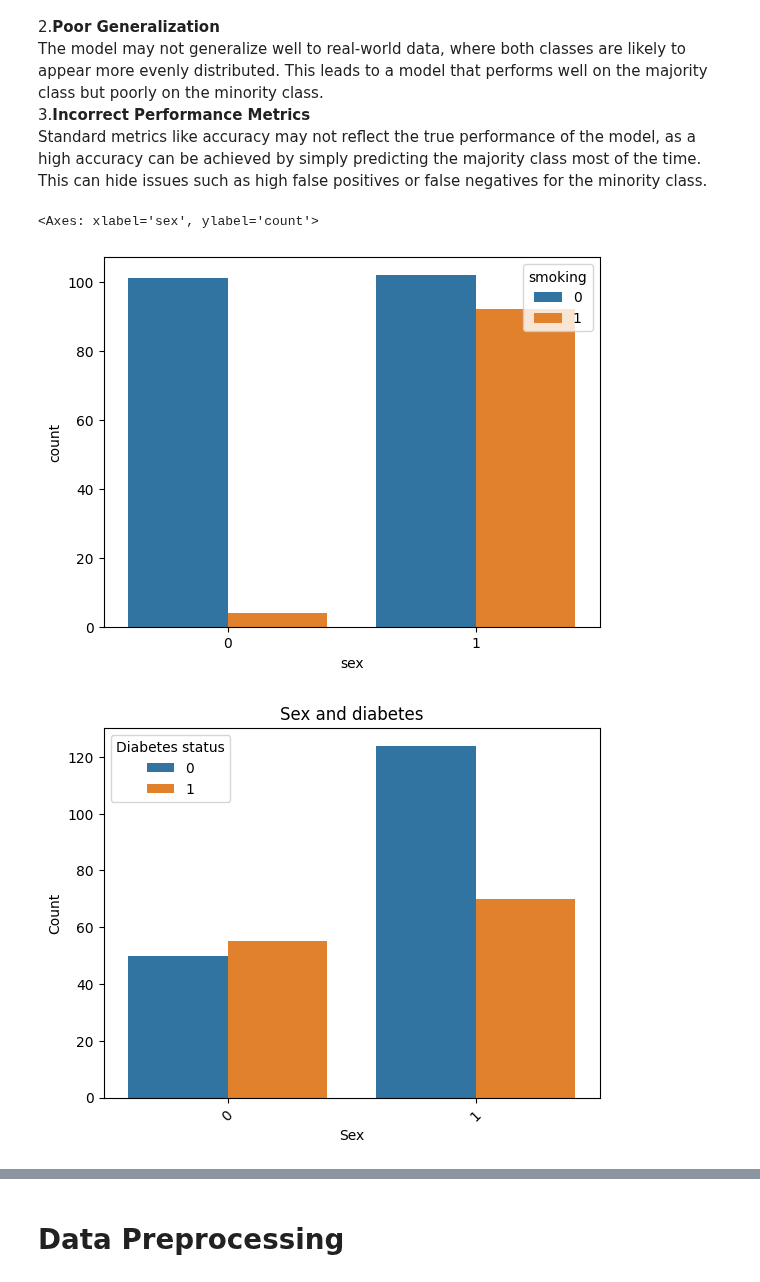
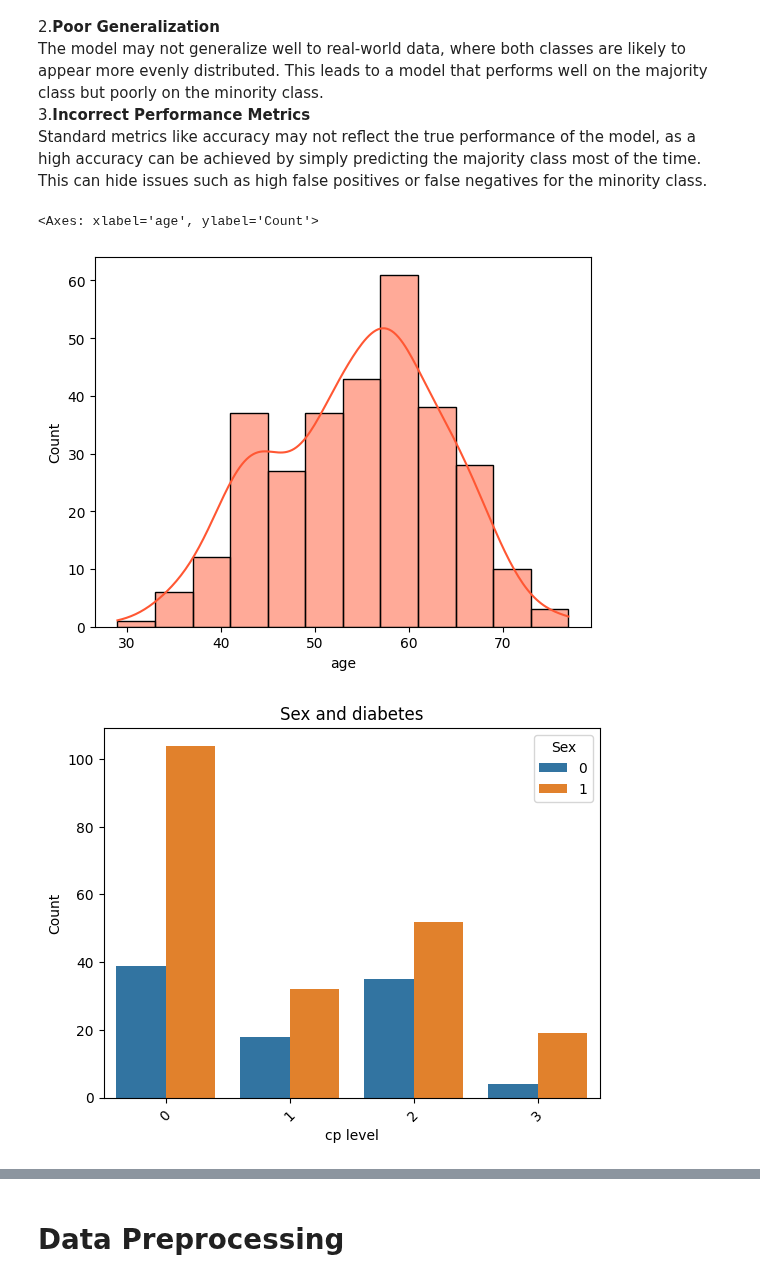
Before and after one commit to Tharindu396/Heartfailure_detection, a Jupyter notebook: Untitled.ipynb, the cells around one changed output, grey strips where cells are left out. Drawn from its saved outputs; the diff is of its cells as text; code cells hidden in the pictures.

```diff
--- a/Untitled.ipynb
+++ b/Untitled.ipynb
@@ -28,7 +59,7 @@ from sklearn.model_selection import train_test_split
 # %%
 #Importing data to a pandas dataframe
 #df=pd.read_csv('C:/Users/User/.cache/kagglehub/datasets/andrewmvd/heart-failure-clinical-data/versions/1/heart_failure_clinical_records_dataset.csv')
-df=pd.read_csv('C:/Users/User/.cache/kagglehub/datasets/andrewmvd/heart-failure-clinical-data/versions/1/heart_failure_clinical_records_dataset.csv')
+df=pd.read_csv('C:/Users/User/.cache/kagglehub/datasets/yasserh/heart-disease-dataset/versions/1/heart.csv')
 # %% [markdown]
 # Data Description
 # %%
@@ -219,22 +243,27 @@ The model may not generalize well to real-world data, where both classes are lik
 3.**Incorrect Performance Metrics** <br>
 Standard metrics like accuracy may not reflect the true performance of the model, as a high accuracy can be achieved by simply predicting the majority class most of the time. This can hide issues such as high false positives or false negatives for the minority class.<br>
 # %%
-#Ploting the distribution of 'Sex' with respect to 'Smoking' status in the DataFrame
-sns.countplot(data=df , x="sex", hue="smoking")
+
+
+# Define custom colors
+custom_colors = ["#FF5733", "#3366FF", "#33FF57"]  # Example colors, you can adjust as needed
+
+# Plot the histogram with custom colors
+sns.histplot(df['age'], kde=True, color="#FF5733", palette=custom_colors)
 # %% [output]
-<Axes: xlabel='sex', ylabel='count'>
+<Axes: xlabel='age', ylabel='Count'>
-[figure, old version]
+[figure, new version]
 # %%
 
-sns.countplot(data=df, x='sex', hue='diabetes')
+sns.countplot(df, x='cp', hue= 'sex')
 plt.title("Sex and diabetes")
-plt.xlabel("Sex")
+plt.xlabel("cp level")
 plt.ylabel("Count")
 plt.xticks(rotation=45)  # Rotate x labels if they overlap
-plt.legend(title="Diabetes status")
+plt.legend(title="Sex")
 plt.show()
 # %% [output]
-[figure, old version]
+[figure, new version]
 # %%
 # Check for null values in the training feature set
 print("Null values in training features:")
```
Also changed, not shown: parts of 29 cells of this notebook.
